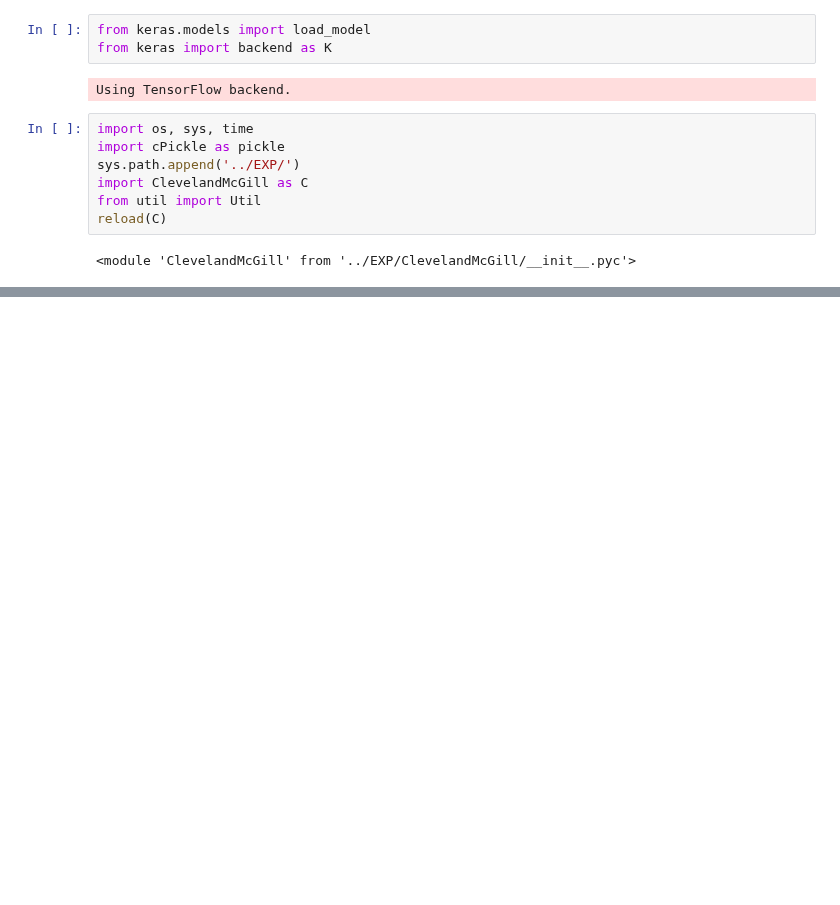
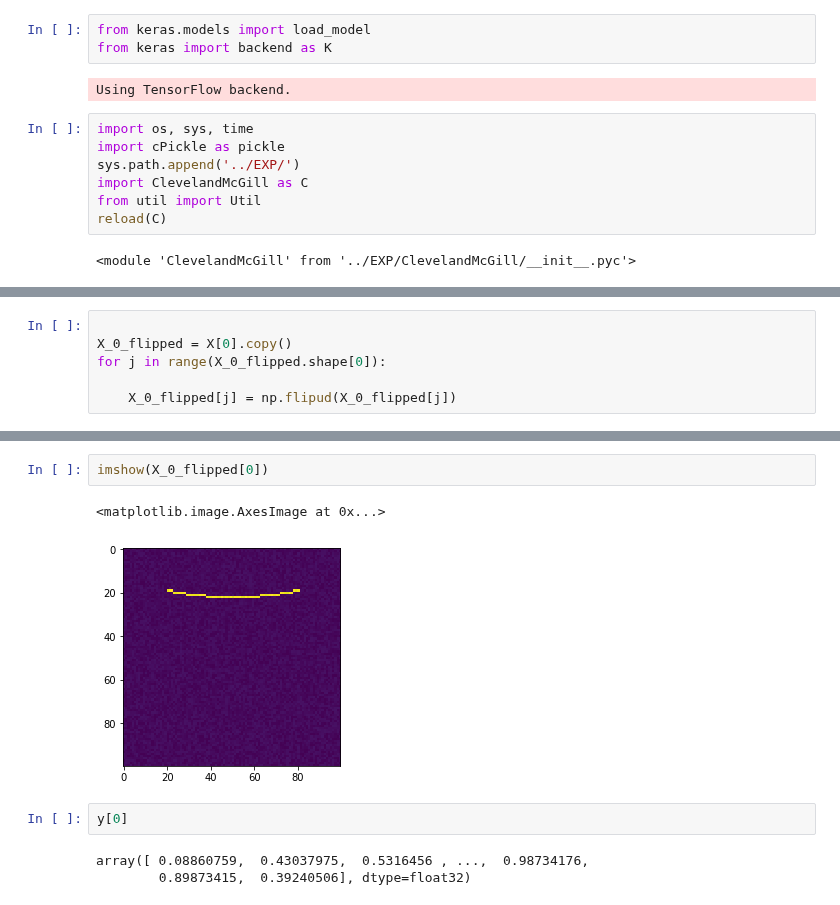
Before and after one commit to Rhoana/perception, a Jupyter notebook: IPY/CrossNetwork.ipynb, the cells around one changed output, grey strips where cells are left out. Drawn from its saved outputs; the diff is of its cells as text; blank space fills up the shorter version.

```diff
--- a/IPY/CrossNetwork.ipynb
+++ b/IPY/CrossNetwork.ipynb
@@ -621,0 +213,6 @@ for i in range(20):
+# %%
+
+X_0_flipped = X[0].copy()
+for j in range(X_0_flipped.shape[0]):
+
+    X_0_flipped[j] = np.flipud(X_0_flipped[j])
@@ -621,0 +237,10 @@ for i in range(20):
+# %%
+imshow(X_0_flipped[0])
+# %% [output]
+<matplotlib.image.AxesImage at 0x...>
+[figure, added]
+# %%
+y[0]
+# %% [output]
+array([ 0.08860759,  0.43037975,  0.5316456 , ...,  0.98734176,
+        0.89873415,  0.39240506], dtype=float32)
```
Also changed, not shown: parts of 50 cells of this notebook, 2 other files.
